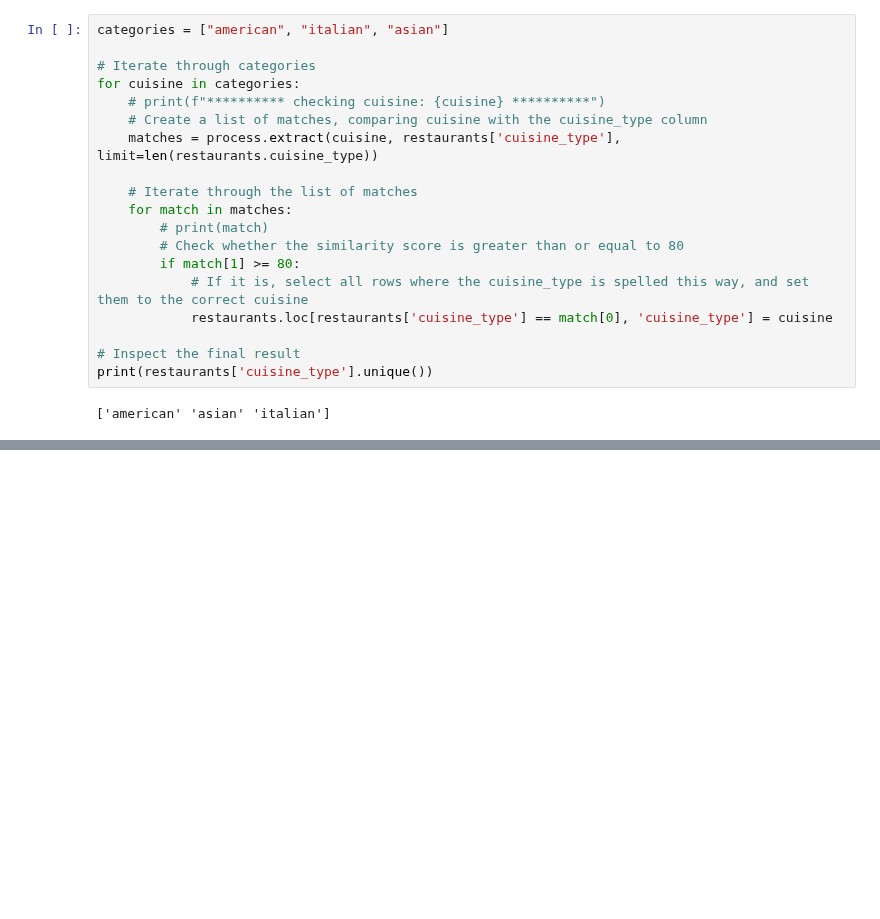
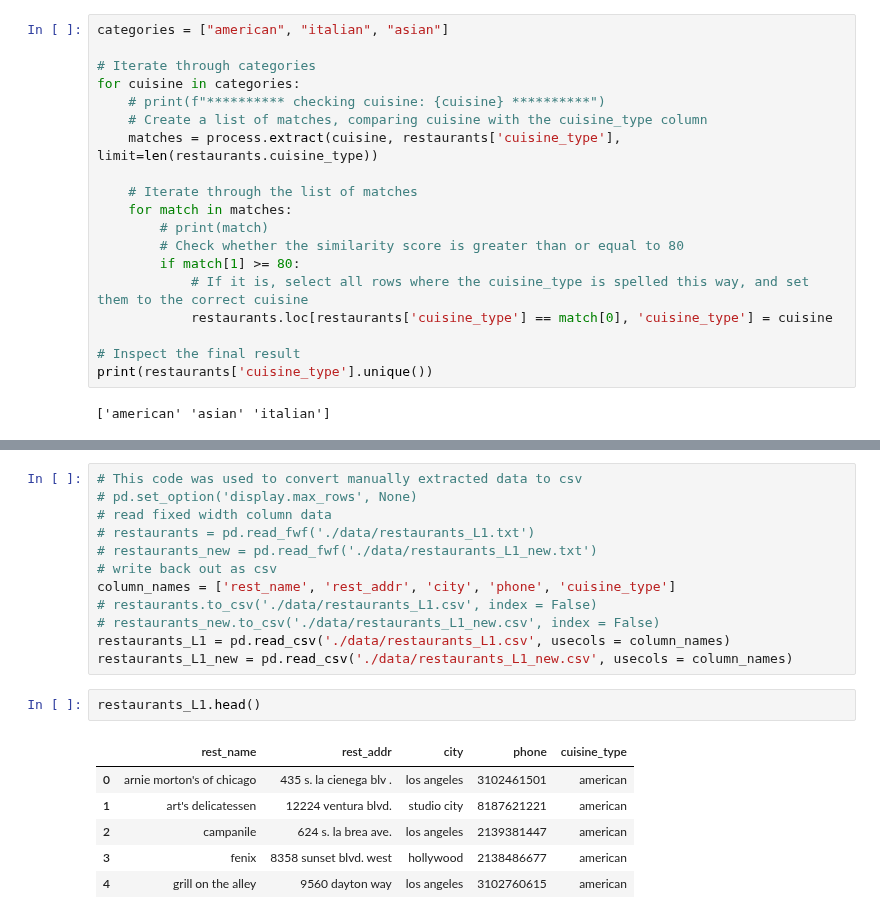
Before and after one commit to MichaelSzczepaniak/DataCamp, a Jupyter notebook: Tracks/Associate Data Scientist/20 Cleaning Data in Python/CleaningData.ipynb, the cells around one changed output, grey strips where cells are left out. Cells and saved outputs as stored; diff of their text form; blank space fills up the shorter version.

```diff
--- a/Tracks/Associate Data Scientist/20 Cleaning Data in Python/CleaningData.ipynb
+++ b/Tracks/Associate Data Scientist/20 Cleaning Data in Python/CleaningData.ipynb
@@ -884,0 +892,21 @@ print(restaurants['cuisine_type'].unique())
+# %%
+# This code was used to convert manually extracted data to csv
+# pd.set_option('display.max_rows', None)
+# read fixed width column data
+# restaurants = pd.read_fwf('./data/restaurants_L1.txt')
+# restaurants_new = pd.read_fwf('./data/restaurants_L1_new.txt')
+# write back out as csv
+column_names = ['rest_name', 'rest_addr', 'city', 'phone', 'cuisine_type']
+# restaurants.to_csv('./data/restaurants_L1.csv', index = False)
+# restaurants_new.to_csv('./data/restaurants_L1_new.csv', index = False)
+restaurants_L1 = pd.read_csv('./data/restaurants_L1.csv', usecols = column_names)
+restaurants_L1_new = pd.read_csv('./data/restaurants_L1_new.csv', usecols = column_names)
+# %%
+restaurants_L1.head()
+# %% [output]
+|  | rest_name | rest_addr | city | phone | cuisine_type |
+| 0 | arnie morton's of chicago | 435 s. la cienega blv . | los angeles | 3102461501 | american |
+| 1 | art's delicatessen | 12224 ventura blvd. | studio city | 8187621221 | american |
+| 2 | campanile | 624 s. la brea ave. | los angeles | 2139381447 | american |
+| 3 | fenix | 8358 sunset blvd. west | hollywood | 2138486677 | american |
+| 4 | grill on the alley | 9560 dayton way | los angeles | 3102760615 | american |
```
Also changed, not shown: parts of 10 cells of this notebook, 2 other files.
